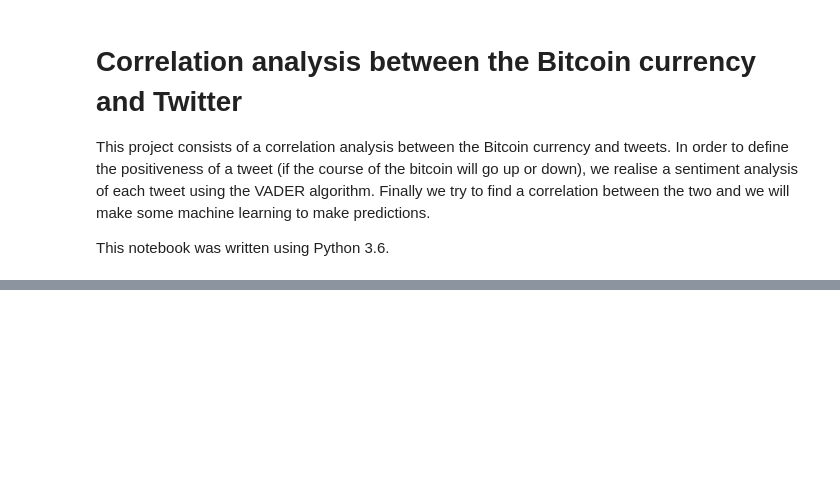
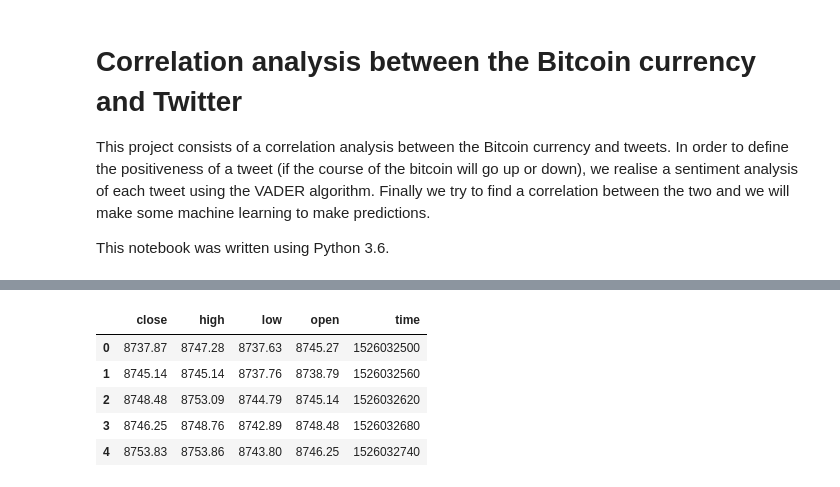
Before and after one commit to Drabble/TwitterSentimentAndCryptocurrencies, a Jupyter notebook: TwitterSentimentAndCryptocurrencies.ipynb, the cells around one changed output, grey strips where cells are left out. Drawn from its saved outputs; the diff is of its cells as text; code cells hidden in the pictures; blank space fills up the shorter version.

```diff
--- a/TwitterSentimentAndCryptocurrencies.ipynb
+++ b/TwitterSentimentAndCryptocurrencies.ipynb
@@ -29,0 +40,10 @@ Don't forget to install VaderSentiment `pip install VaderSentiment`!
+# %%
+btc_usd = pd.read_csv('data/crypto/BTC/2018-05-11 11-55-00~2018-05-18 10-29-00.csv')
+btc_usd.head(5)
+# %% [output]
+|  | close | high | low | open | time |
+| 0 | 8737.87 | 8747.28 | 8737.63 | 8745.27 | 1526032500 |
+| 1 | 8745.14 | 8745.14 | 8737.76 | 8738.79 | 1526032560 |
+| 2 | 8748.48 | 8753.09 | 8744.79 | 8745.14 | 1526032620 |
+| 3 | 8746.25 | 8748.76 | 8742.89 | 8748.48 | 1526032680 |
+| 4 | 8753.83 | 8753.86 | 8743.80 | 8746.25 | 1526032740 |
```
Also changed, not shown: parts of 29 cells of this notebook, 4 other files.
